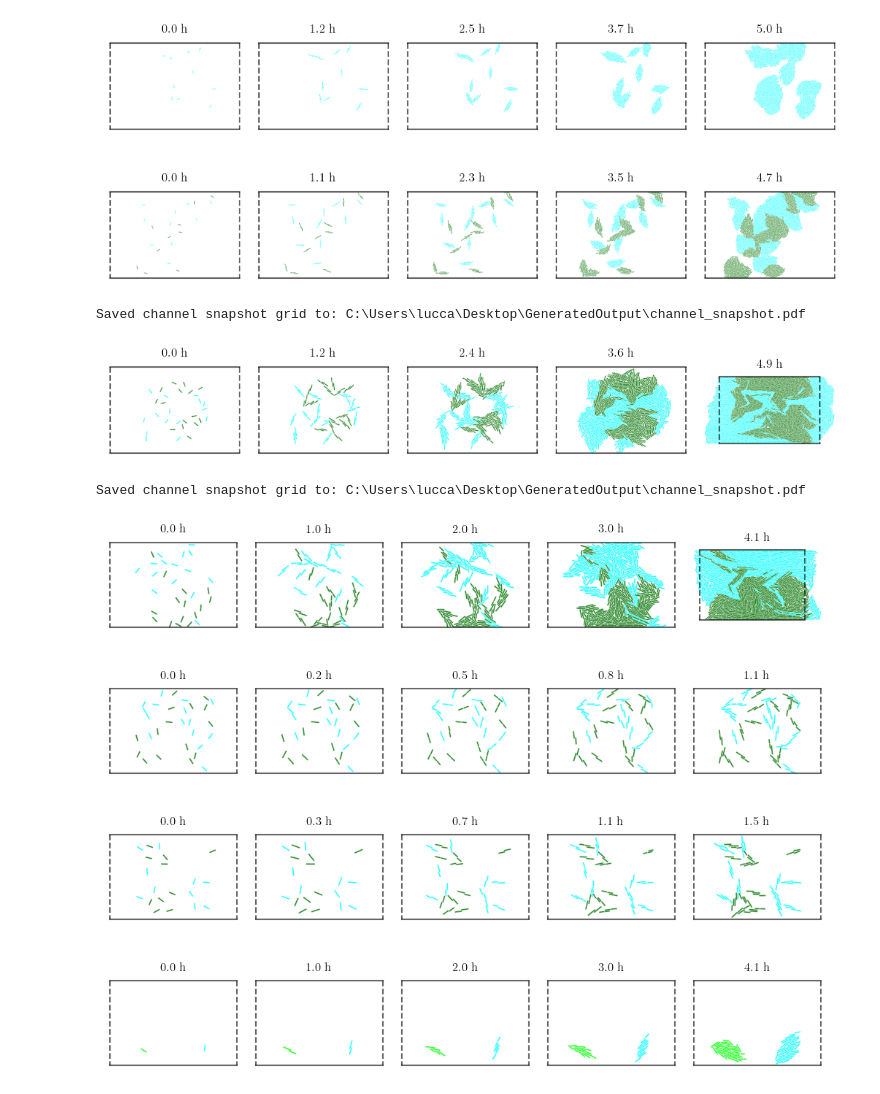
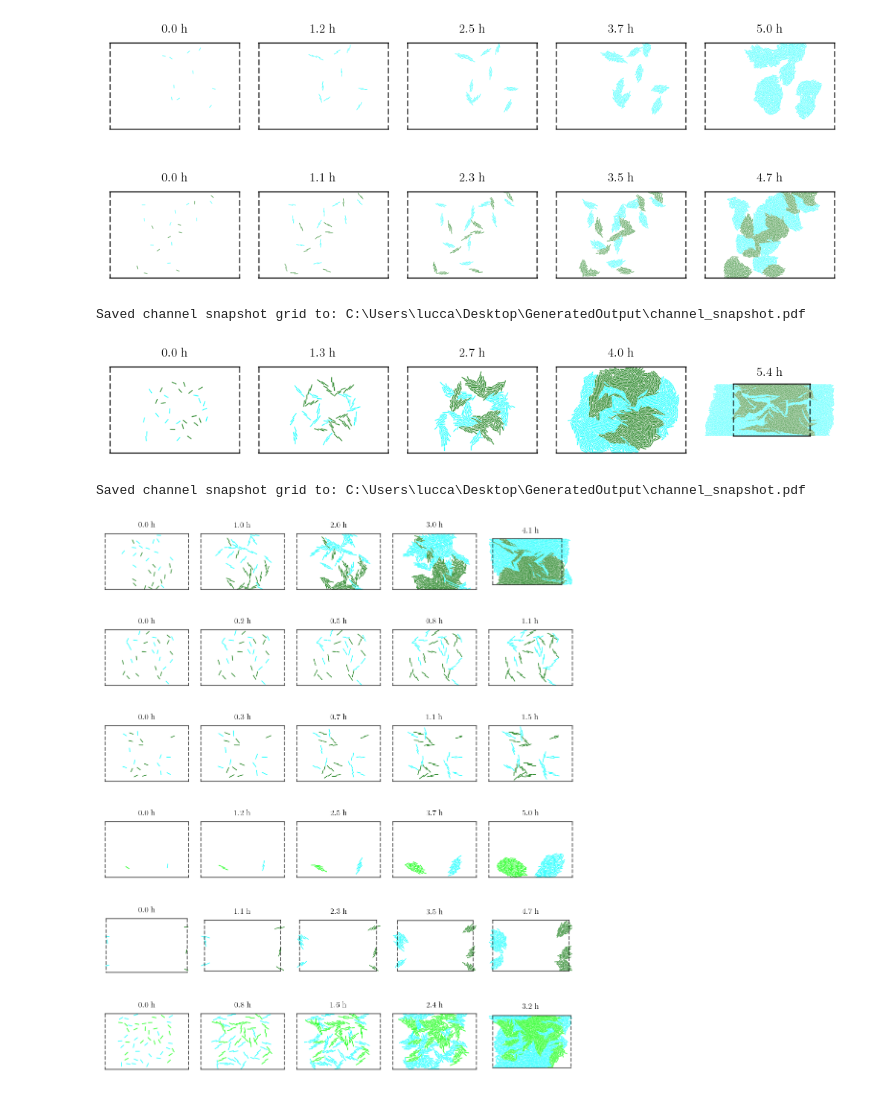
Before and after one commit to luccajohannleal-maker/Friction_Biofilms, a Jupyter notebook: Analysis/Channel_analysis.ipynb, the cells around one changed output. Drawn from its saved outputs; the diff is of its cells as text; code cells hidden in the pictures.

```diff
--- a/Analysis/Channel_analysis.ipynb
+++ b/Analysis/Channel_analysis.ipynb
@@ -4,11 +4,18 @@ import numpy as np
 import pandas as pd
 import Automated_Plotting as Aplot
 import plotting_functions as pfunc
+import Plot_channels as pch
 
 data_loc = "C:\\Users\\lucca\\Desktop\\GeneratedOutput\\SimOutput\\data\\"
 
 test_data_120mu=pfunc.repeat_files(data_loc+"InfiniteChannel\\channels_test",2)
 test_data_80mu=data_loc+"InfiniteChannel\\channels_test\\repeat2"
-test_data_60mu=[data_loc+"InfiniteChannel\\channels_test\\repeat3",data_loc+"InfiniteChannel\\channels_test\\repeat4",data_loc+"InfiniteChannel\\channels_test\\repeat5",data_loc+"InfiniteChannel\\channels_test\\repeat6"]
+test_data_60mu=[data_loc+"InfiniteChannel\\channels_test\\repeat3",data_loc+"InfiniteChannel\\channels_test\\repeat4",data_loc+"InfiniteChannel\\channels_test\\repeat5",data_loc+"InfiniteChannel\\channels_test\\repeat6",data_loc+"InfiniteChannel\\channels_test\\repeat7",data_loc+"InfiniteChannel\\channels_test\\repeat8"]
 
-test_delete = "C:\\Users\\lucca\\Desktop\\GeneratedOutput\\SimOutput\\test\\channels_delete"
+
+w60L1_5 = pfunc.repeat_files(data_loc+"InfiniteChannel\\60microns\\Lambdas1AND1_5",3)
+w60L5 = pfunc.repeat_files(data_loc+"InfiniteChannel\\60microns\\Lambdas1AND5",4)
+w60L10 = pfunc.repeat_files(data_loc+"InfiniteChannel\\60microns\\Lambdas1AND10",3)
+
+microns60 = w60L1_5 + w60L5 + w60L10
+microns60_av = [w60L1_5,w60L5,w60L10]
@@ -20,13 +25,13 @@ Aplot.plot_channels(test_data_120mu)
 Saved channel snapshot grid to: C:\Users\lucca\Desktop\GeneratedOutput\channel_snapshot.pdf
 [figure]
 # %%
-Aplot.plot_channels(test_data_80mu,width=80)
+pch.plot_channels(test_data_80mu,width=80)
 # %% [output]
 Saved channel snapshot grid to: C:\Users\lucca\Desktop\GeneratedOutput\channel_snapshot.pdf
-[figure, old version]
+[figure, new version]
 # %%
-Aplot.plot_channels(test_data_60mu,width=60)
+pch.plot_channels(test_data_60mu,width=60)
 # %% [output]
 Saved channel snapshot grid to: C:\Users\lucca\Desktop\GeneratedOutput\channel_snapshot.pdf
-[figure, old version]
+[figure, new version]
 # %%
```
Also changed, not shown: parts of 11 cells of this notebook, 11 other files.
